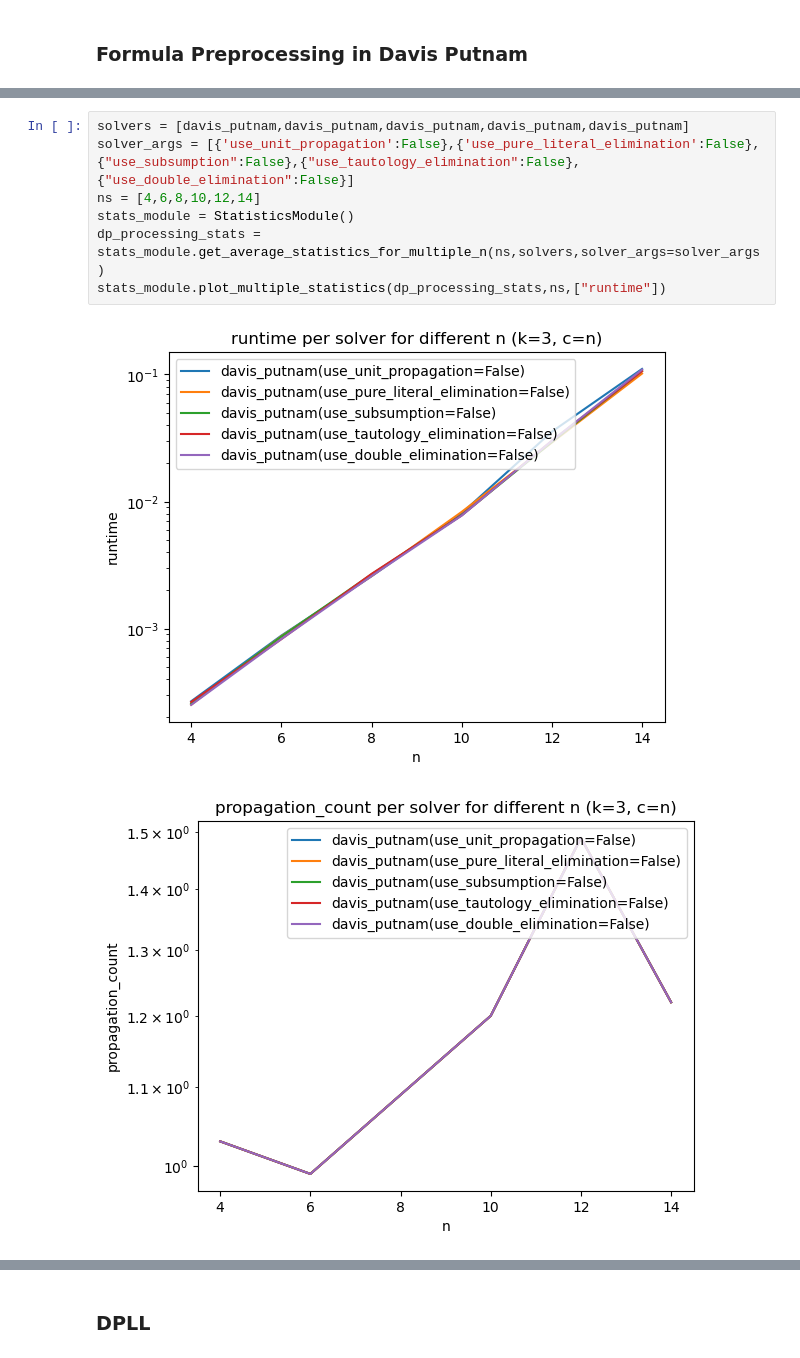
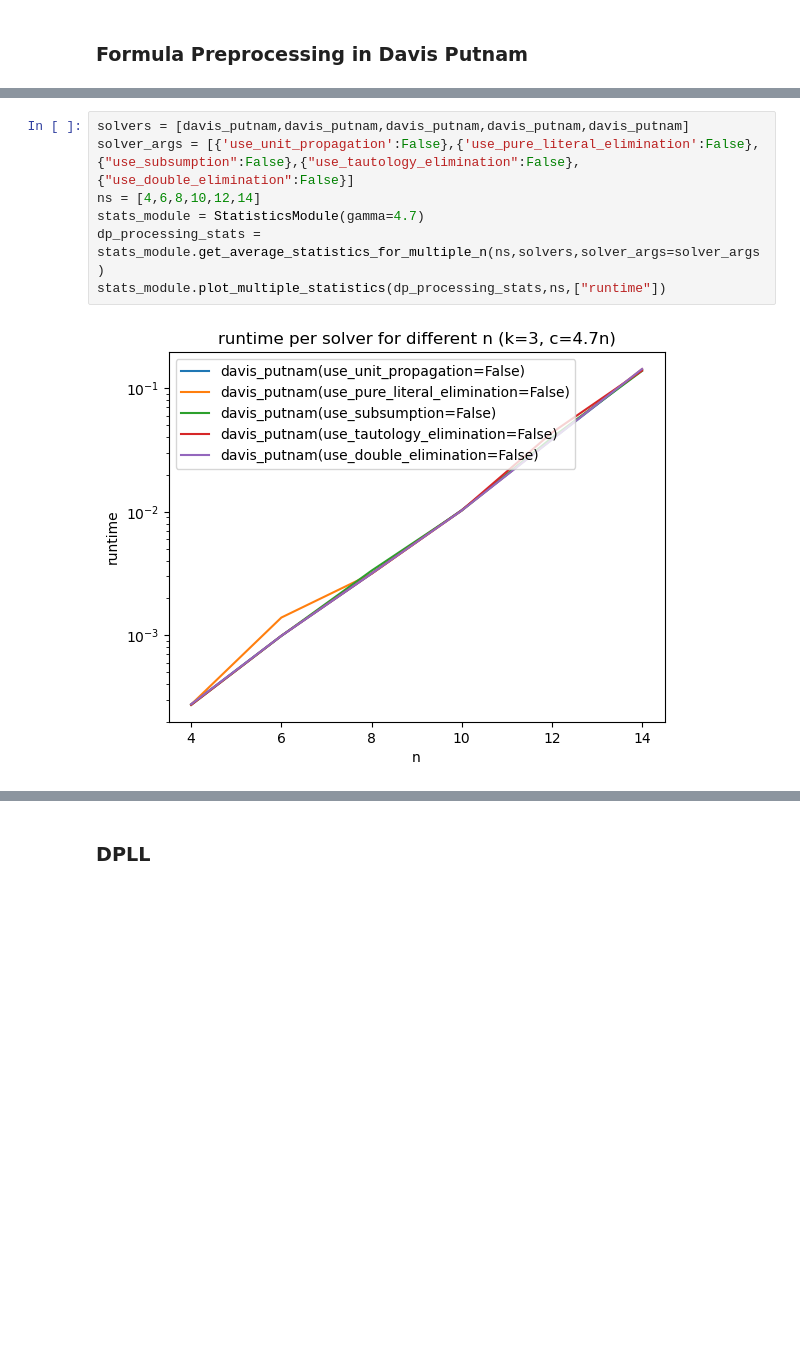
Before and after one commit to NeWildeSache/SAT-Lab, a Jupyter notebook: benchmarks.ipynb, the cells around one changed output, grey strips where cells are left out. Saved outputs shown, nothing was run; the diff lists cells and outputs as text; blank space fills up the shorter version.

```diff
--- a/benchmarks.ipynb
+++ b/benchmarks.ipynb
@@ -142,11 +203,10 @@ In Lab 3, we implemented a bunch of different formula processing techniques such
 # %%
 solvers = [davis_putnam,davis_putnam,davis_putnam,davis_putnam,davis_putnam]
 solver_args = [{'use_unit_propagation':False},{'use_pure_literal_elimination':False},{"use_subsumption":False},{"use_tautology_elimination":False},{"use_double_elimination":False}]
 ns = [4,6,8,10,12,14]
-stats_module = StatisticsModule()
+stats_module = StatisticsModule(gamma=4.7)
 dp_processing_stats = stats_module.get_average_statistics_for_multiple_n(ns,solvers,solver_args=solver_args)
 stats_module.plot_multiple_statistics(dp_processing_stats,ns,["runtime"])
 # %% [output]
-[figure, old version]
+[figure, new version]
-[figure, removed]
 # %% [markdown]
```
Also changed, not shown: parts of 33 cells of this notebook, 1 other file.
